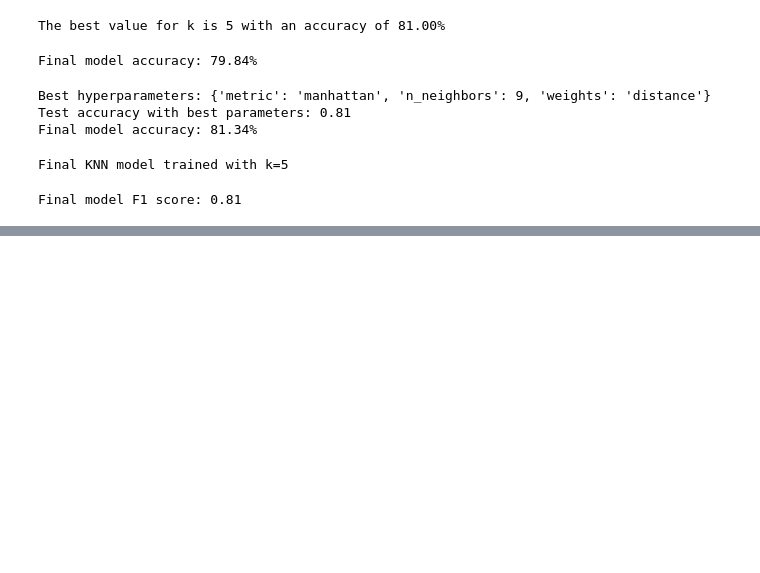
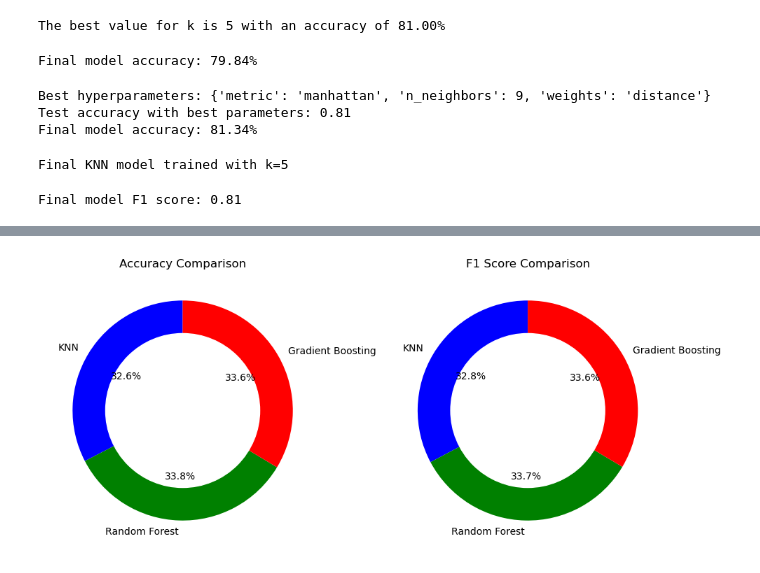
Before and after one commit to TaniaZakowski/machine_learning_projectweek7, a Jupyter notebook: notebook/notebook_machine_learning.ipynb, the cells around one changed output, grey strips where cells are left out. Saved outputs shown, nothing was run; the diff lists cells and outputs as text; code cells hidden in the pictures; blank space fills up the shorter version.

```diff
--- a/notebook/notebook_machine_learning.ipynb
+++ b/notebook/notebook_machine_learning.ipynb
@@ -213,6 +215,13 @@ Application mode                                 -0.208550
 Debtor                                           -0.213845
 Gender                                           -0.216754
 Name: Target_encoded, dtype: float64
+# %%
+# Assuming data_cleaned is your cleaned dataset and 'Target_encoded' is your target variable
+X = data_cleaned.drop('Target_encoded', axis=1)  # Features
+y = data_cleaned['Target_encoded']  # Target
+
+# Split the data into training and test sets
+X_train, X_test, y_train, y_test = train_test_split(X, y, test_size=0.3, random_state=42)
 # %%
 # Set a correlation threshold, below which features are considered irrelevant
 correlation_threshold = 0.1
@@ -531,0 +647,26 @@ Final model F1 score: 0.81
+# %%
+import matplotlib.pyplot as plt
+
+# Data for the plot
+models = ['KNN', 'Random Forest', 'Gradient Boosting']
+accuracy_scores = [accuracy_knn * 100, accuracy_rf * 100, accuracy_gb * 100]
+f1_scores = [f1_knn, f1_rf, f1_gb]
+
+# Create donut plot for accuracy
+plt.figure(figsize=(10, 5))
+
+plt.subplot(1, 2, 1)
+plt.pie(accuracy_scores, labels=models, autopct='%1.1f%%', startangle=90, colors=['blue', 'green', 'red'])
+plt.gca().add_artist(plt.Circle((0, 0), 0.7, color='white'))
+plt.title('Accuracy Comparison')
+
+# Create donut plot for F1 scores
+plt.subplot(1, 2, 2)
+plt.pie(f1_scores, labels=models, autopct='%1.1f%%', startangle=90, colors=['blue', 'green', 'red'])
+plt.gca().add_artist(plt.Circle((0, 0), 0.7, color='white'))
+plt.title('F1 Score Comparison')
+
+plt.tight_layout()
+plt.show()
+# %% [output]
+[figure, added]
```
Also changed, not shown: parts of 12 cells of this notebook.
